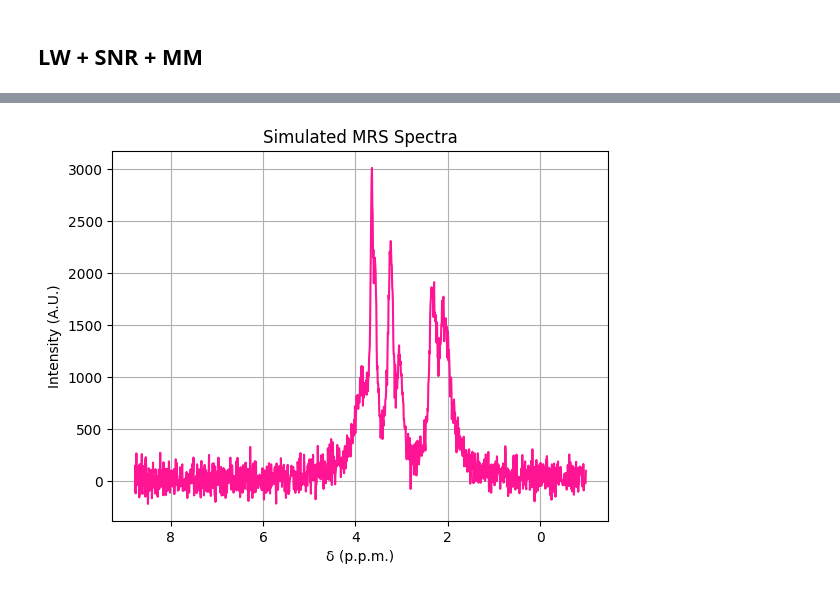
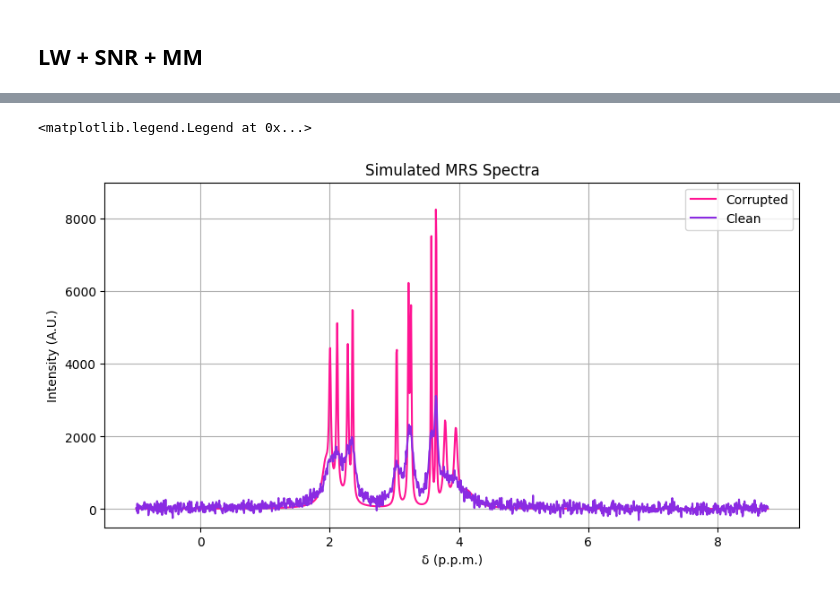
Before and after one commit to JoaoDell/MRI-study, a Jupyter notebook: examples/metabolites/metabolites.ipynb, the cells around one changed output, grey strips where cells are left out. Drawn from its saved outputs; the diff is of its cells as text; code cells hidden in the pictures.

Commit message:
feat : new graphs

```diff
--- a/examples/metabolites/metabolites.ipynb
+++ b/examples/metabolites/metabolites.ipynb
@@ -217,7 +217,17 @@ plt.grid()
 # %%
 corrup_sig_fft = fftshift(fft(snr, snr.size))
 corrup_freqs = chem_shift_from_f(fftshift(fftfreq(snr.size, d = dt)), B0)
-# %%
-pymri.plot_chem_shifts(corrup_freqs, corrup_sig_fft, 0.05)
-# %% [output]
-[figure, removed]
+# %%
+
+plt.figure(figsize=(10, 5))
+
+# plt.subplot(121)
+pymri.plot_chem_shifts(freqs, sig_fft, 0.05, label = "Corrupted")
+pymri.plot_chem_shifts(corrup_freqs, corrup_sig_fft, 0.05, c = "blueviolet", label = "Clean")
+# plt.subplot(122)
+plt.ylim(-500, 9000)
+plt.grid()
+plt.legend()
+# %% [output]
+<matplotlib.legend.Legend at 0x...>
+[figure, added]
```
Also changed, not shown: parts of 4 cells of this notebook, 1 other file.
